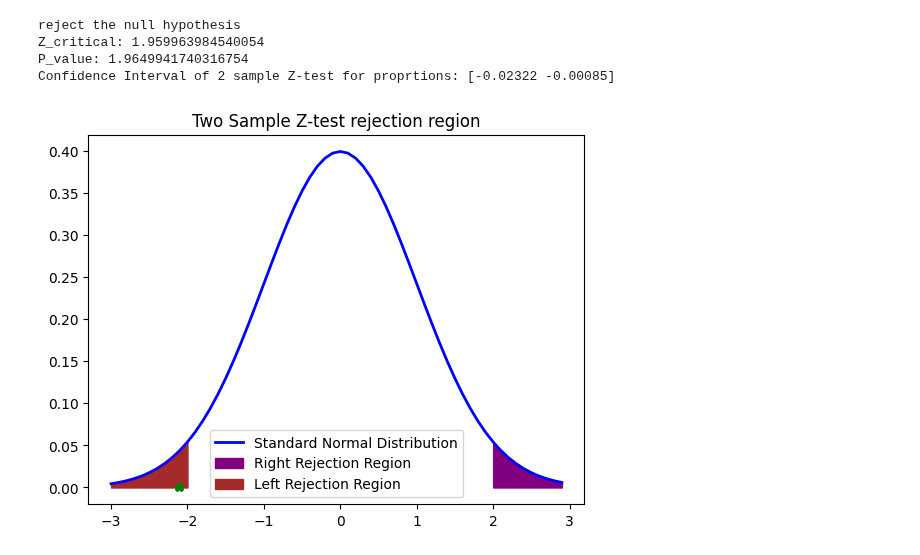
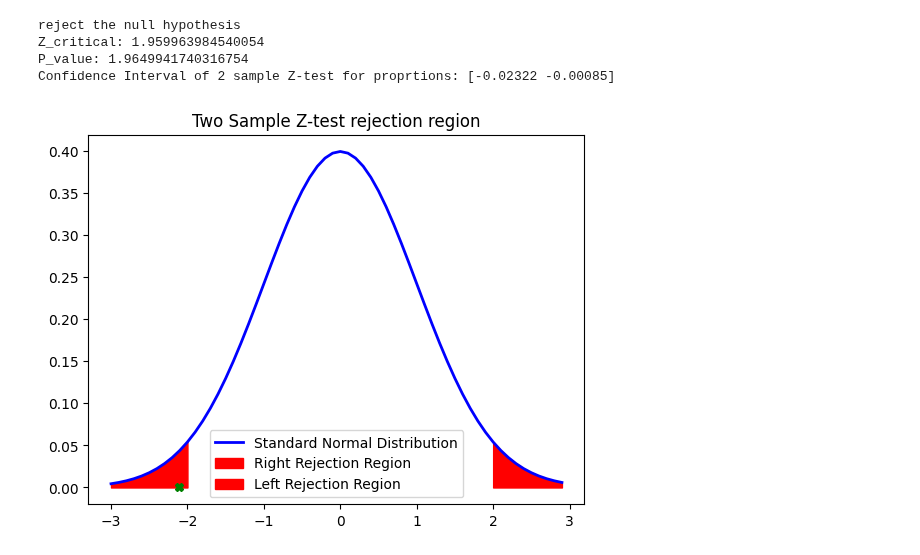
Before and after one commit to arifaygun/Magnimind-ML, a Jupyter notebook: Office_Hour_Capstone_Project(1).ipynb, the cells around one changed output. Saved outputs shown, nothing was run; the diff lists cells and outputs as text; code cells hidden in the pictures.

```diff
--- a/Office_Hour_Capstone_Project(1).ipynb
+++ b/Office_Hour_Capstone_Project(1).ipynb
@@ -692,14 +692,14 @@ Confidence Interval of 2 sample Z-test for proprtions: [-0.02322 -0.00085]
 # %%
 import matplotlib.pyplot as plt
 
 z= np.arange(-3,3, 0.1)
 
 plt.plot(z, norm.pdf(z), label='Standard Normal Distribution', color ='blue', linewidth=2)
 plt.plot(Test_stat, 0, 'X', color='green', linewidth=5)
-plt.fill_between(z[z>Z_crit], norm.pdf(z[z>Z_crit]), label='Right Rejection Region', color='purple')
-plt.fill_between(z[z<(-1)*Z_crit], norm.pdf(z[z<(-1)*Z_crit]), label='Left Rejection Region', color='brown')
+plt.fill_between(z[z>Z_crit], norm.pdf(z[z>Z_crit]), label='Right Rejection Region', color='red')
+plt.fill_between(z[z<(-1)*Z_crit], norm.pdf(z[z<(-1)*Z_crit]), label='Left Rejection Region', color='red')
 plt.title('Two Sample Z-test rejection region')
 plt.legend()
 plt.show()
 # %% [output]
-[figure, old version]
+[figure, new version]
```
